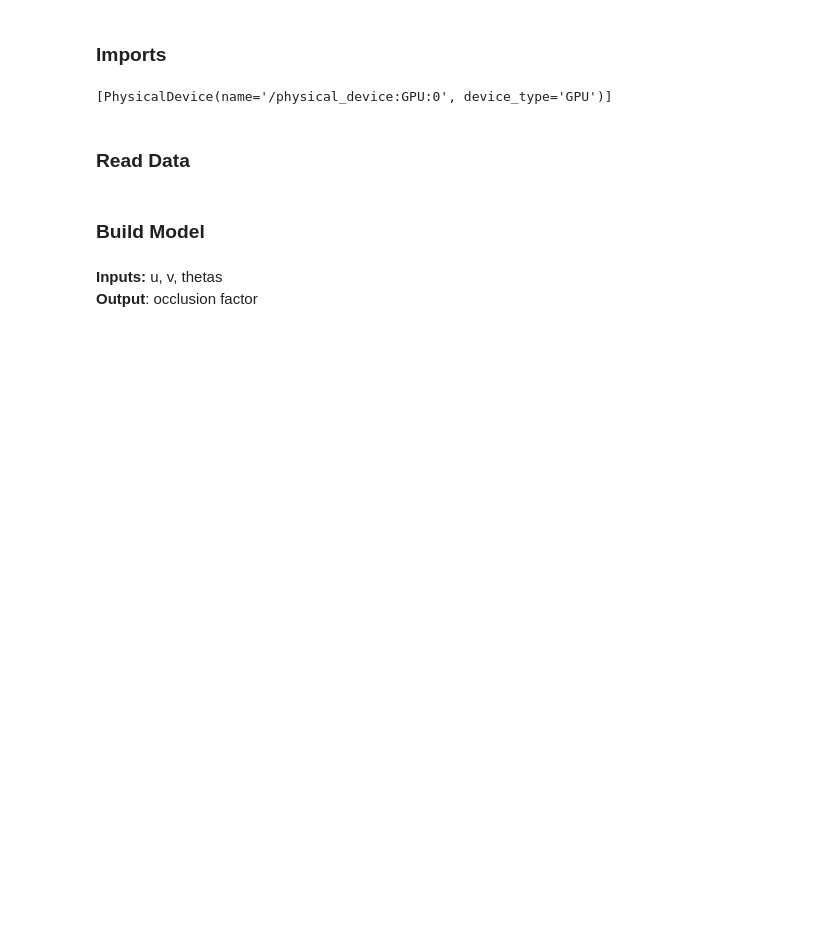
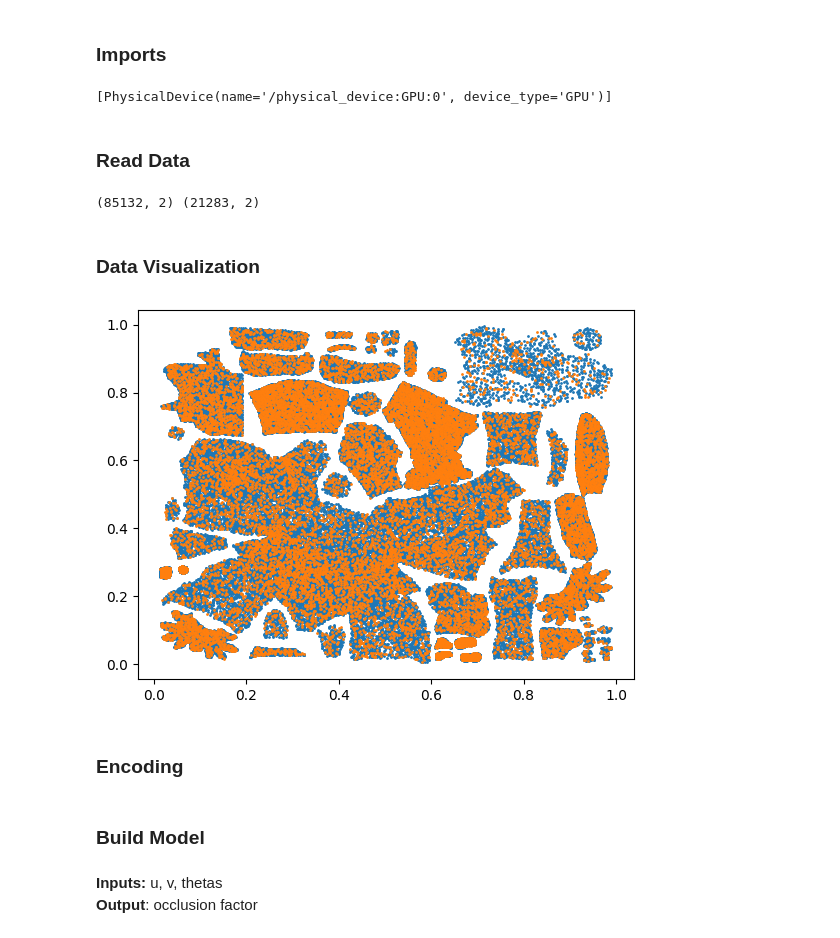
Before and after one commit to shaheenebrahimi/DynamicAO, a Jupyter notebook: ml/nn.ipynb, the cells around one changed output. Saved outputs shown, nothing was run; the diff lists cells and outputs as text; code cells hidden in the pictures; blank space fills up the shorter version.

```diff
--- a/ml/nn.ipynb
+++ b/ml/nn.ipynb
@@ -74,3 +85,22 @@ y_test = test_data[:, x_len:]
+# %%
+# Only train on u,v
+X_train = X_train[:, :2]
+X_test = X_test[:, :2]
+print(X_train.shape, X_test.shape)
+# %% [output]
+(85132, 2) (21283, 2)
+# %% [markdown]
+### Data Visualization
+# %%
+import matplotlib.pyplot as plt
+
+plt.scatter(X_train[:,0], X_train[:,1], s=1)
+plt.scatter(X_test[:,0], X_test[:,1], s=1)
+plt.show()
+# %% [output]
+[figure, added]
+# %% [markdown]
+### Encoding
 # %% [markdown]
 ### Build Model
 # %% [markdown]
```
Also changed, not shown: parts of 16 cells of this notebook, 30 other files.
